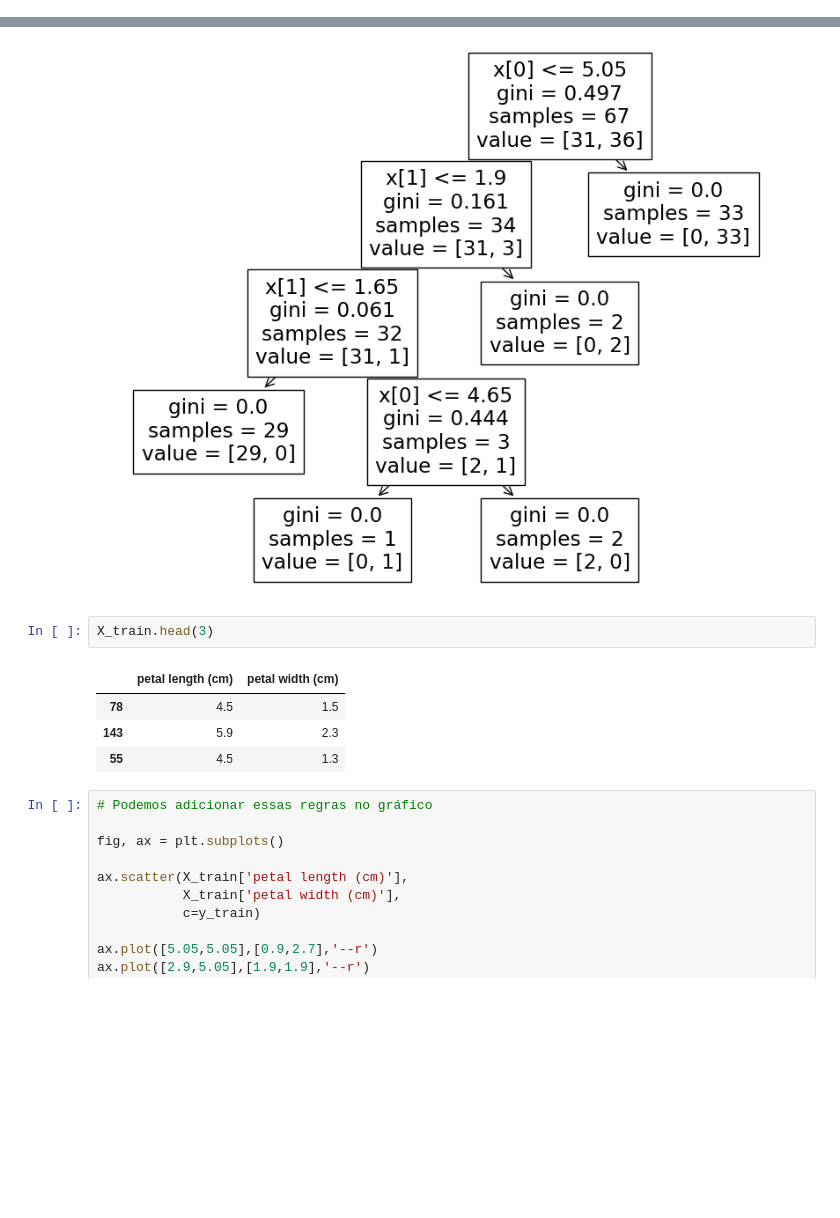
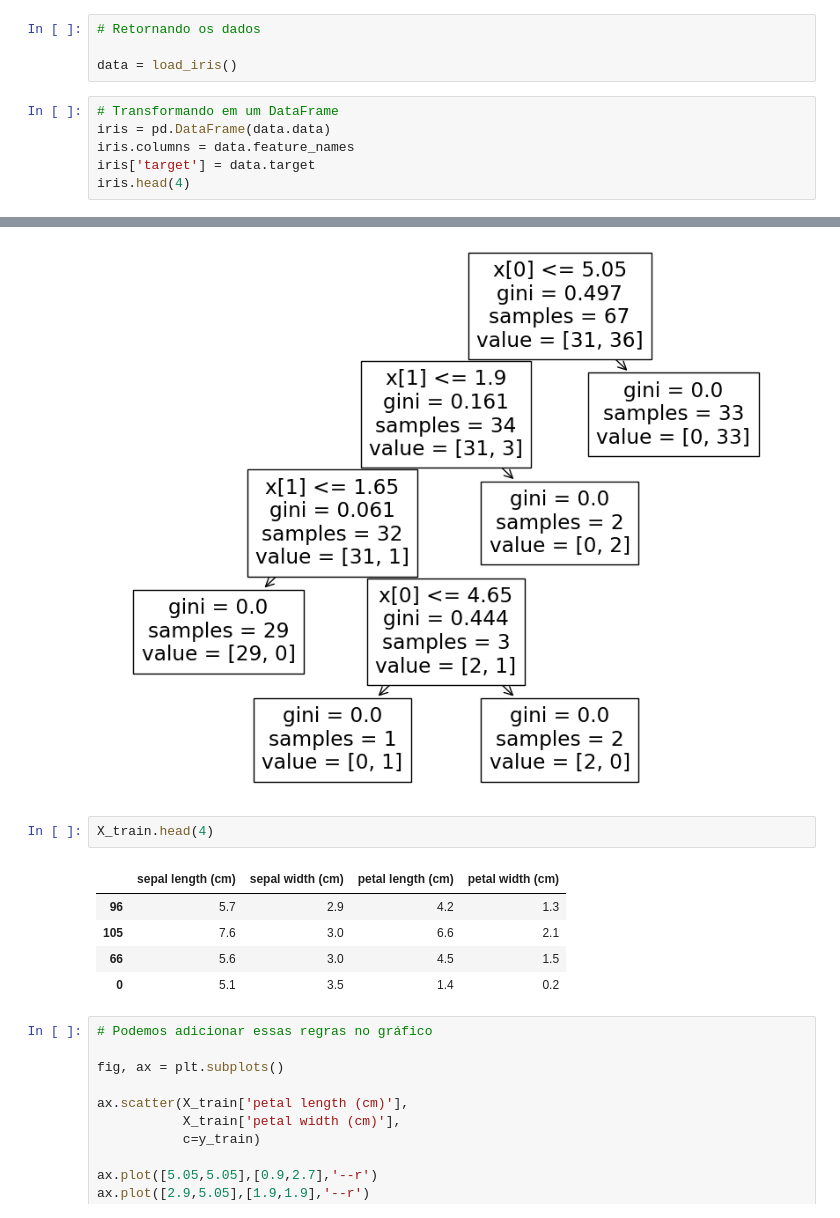
Before and after one commit to JLucas17/TRABALHO-3-DE-TOPICOS-DE-BIG-DATA-EM-PYTHON, a Jupyter notebook: ÁRVORE DE DECISÃO - IRIS.ipynb, the cells around one changed output, grey strips where cells are left out. Saved outputs shown, nothing was run; the diff lists cells and outputs as text; blank space fills up the shorter version.

```diff
--- a/ÁRVORE DE DECISÃO - IRIS.ipynb
+++ b/ÁRVORE DE DECISÃO - IRIS.ipynb
@@ -8,3 +8,13 @@ import pandas as pd
 # utilizei esse site para base de dados Iris
 
 from sklearn.datasets import load_iris
+# %%
+# Retornando os dados
+
+data = load_iris()
+# %%
+# Transformando em um DataFrame
+iris = pd.DataFrame(data.data)
+iris.columns = data.feature_names
+iris['target'] = data.target
+iris.head(4)
@@ -68,12 +84,13 @@ plt.show()
 # %% [output]
 [figure]
 # %%
-X_train.head(3)
+X_train.head(4)
 # %% [output]
-|  | petal length (cm) | petal width (cm) |
-| 78 | 4.5 | 1.5 |
-| 143 | 5.9 | 2.3 |
-| 55 | 4.5 | 1.3 |
+|  | sepal length (cm) | sepal width (cm) | petal length (cm) | petal width (cm) |
+| 96 | 5.7 | 2.9 | 4.2 | 1.3 |
+| 105 | 7.6 | 3.0 | 6.6 | 2.1 |
+| 66 | 5.6 | 3.0 | 4.5 | 1.5 |
+| 0 | 5.1 | 3.5 | 1.4 | 0.2 |
 # %%
 # Podemos adicionar essas regras no gráfico
 
```
Also changed, not shown: parts of 4 cells of this notebook.
